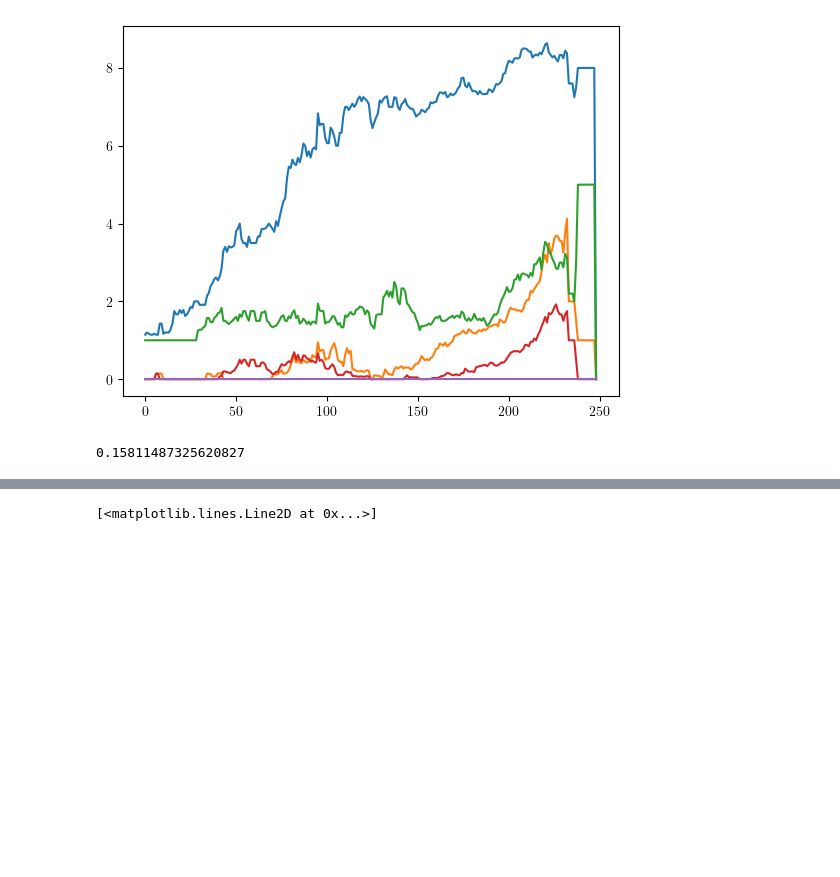
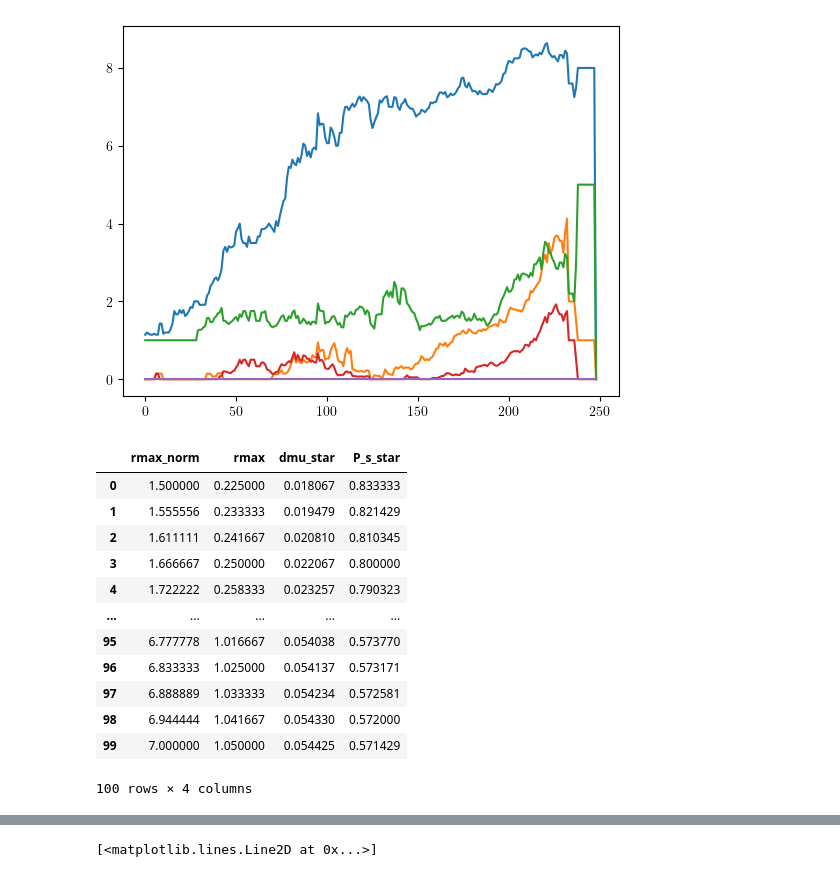
Before and after one commit to francescozambelli/CancerEvo, a Jupyter notebook: notebooks/analysis.ipynb, the cells around one changed output, grey strips where cells are left out. Drawn from its saved outputs; the diff is of its cells as text; code cells hidden in the pictures; blank space fills up the shorter version.

```diff
--- a/notebooks/analysis.ipynb
+++ b/notebooks/analysis.ipynb
@@ -257,8 +247,37 @@ plt.plot(data_s['Diploid'][1][index]['act_HK'])
 stab = load_stability_results_solid()
 stabl = load_stability_results_liquid()
 # %%
-((1-0.15)**10)*(1-((1-0.15)**10))
+from src.analysis.compute_stability_line import get_critical_survival, get_critical_dmu
-# %% [output]
-0.15811487325620827
+# %%
+rows = []
+
+for rn in x:
+    rmax = rn * 0.15
+    dmu_star = get_critical_dmu(rmax, 0.15, 1, 10)
+    ps_star = get_critical_survival(dmu_star, 10)
+    rows.append({
+        "rmax_norm": rn,
+        "rmax": rmax,
+        "dmu_star": dmu_star,
+        "P_s_star": ps_star
+    })
+
+df = pd.DataFrame(rows)
+# %%
+df
+# %% [output]
+|  | rmax_norm | rmax | dmu_star | P_s_star |
+| 0 | 1.500000 | 0.225000 | 0.018067 | 0.833333 |
+| 1 | 1.555556 | 0.233333 | 0.019479 | 0.821429 |
+| 2 | 1.611111 | 0.241667 | 0.020810 | 0.810345 |
+| 3 | 1.666667 | 0.250000 | 0.022067 | 0.800000 |
+| 4 | 1.722222 | 0.258333 | 0.023257 | 0.790323 |
+| ... | ... | ... | ... | ... |
+| 95 | 6.777778 | 1.016667 | 0.054038 | 0.573770 |
+| 96 | 6.833333 | 1.025000 | 0.054137 | 0.573171 |
+| 97 | 6.888889 | 1.033333 | 0.054234 | 0.572581 |
+| 98 | 6.944444 | 1.041667 | 0.054330 | 0.572000 |
+| 99 | 7.000000 | 1.050000 | 0.054425 | 0.571429 |
+100 rows × 4 columns
 # %%
 x = np.linspace(1.5,7,100)
```
Also changed, not shown: parts of 11 cells of this notebook, 24 other files.
